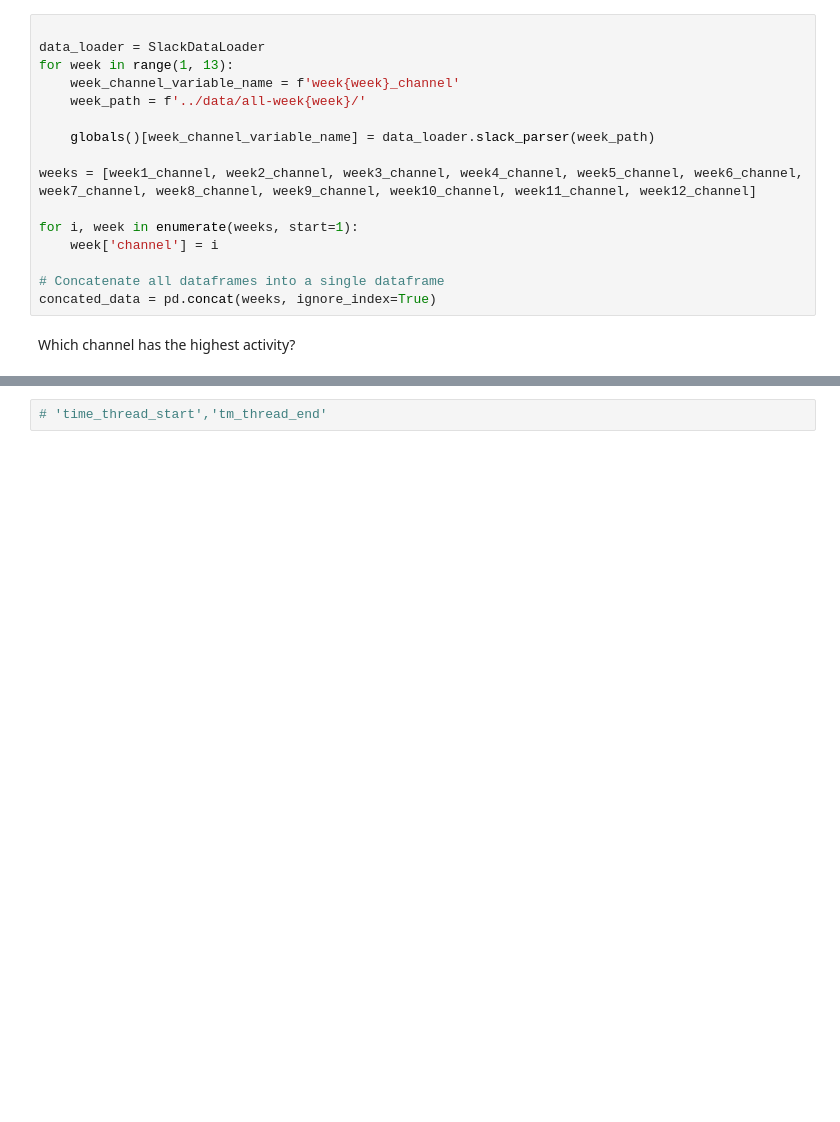
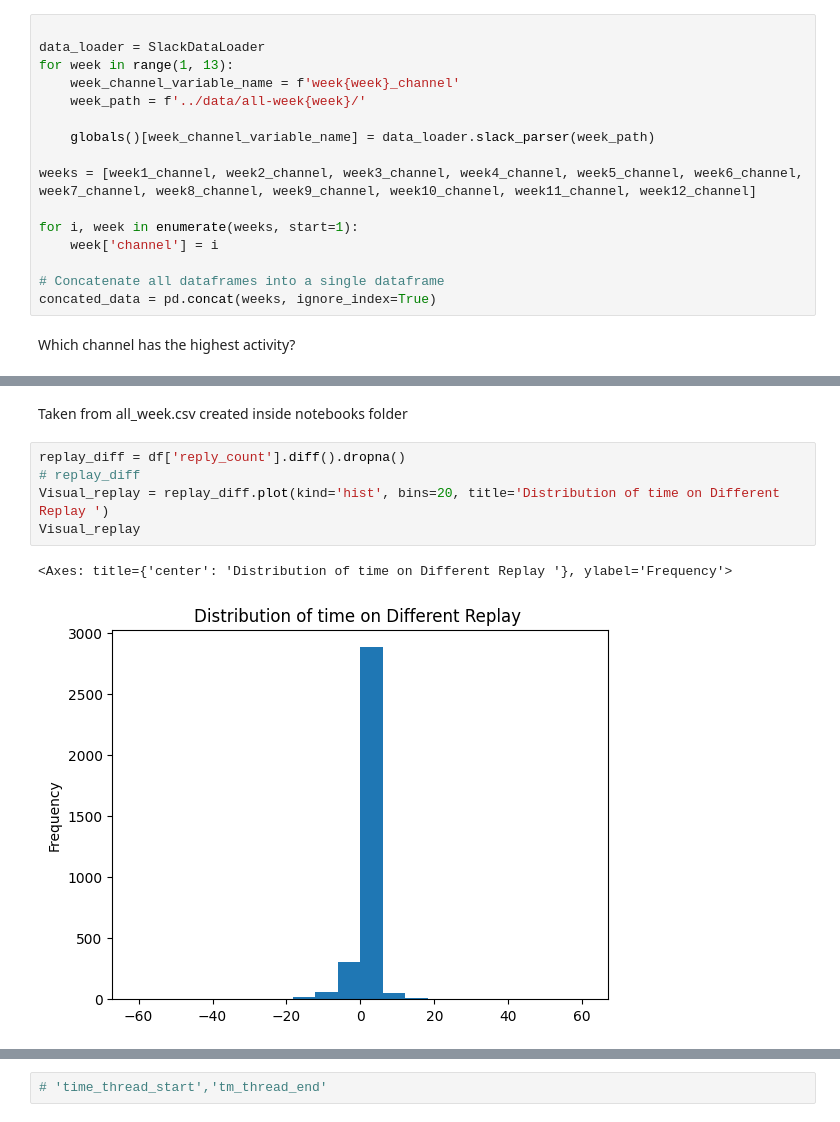
Before and after one commit to Leulsee/week0_starter_network_analysis, a Jupyter notebook: notebooks/parse_slack_data.ipynb, the cells around one changed output, grey strips where cells are left out. Saved outputs shown, nothing was run; the diff lists cells and outputs as text; blank space fills up the shorter version.

```diff
--- a/notebooks/parse_slack_data.ipynb
+++ b/notebooks/parse_slack_data.ipynb
@@ -413,0 +418,10 @@ plt.show()
+# %% [markdown]
+Taken from all_week.csv created inside notebooks folder
+# %%
+replay_diff = df['reply_count'].diff().dropna()
+# replay_diff
+Visual_replay = replay_diff.plot(kind='hist', bins=20, title='Distribution of time on Different Replay ')
+Visual_replay
+# %% [output]
+<Axes: title={'center': 'Distribution of time on Different Replay '}, ylabel='Frequency'>
+[figure, added]
```
Also changed, not shown: parts of 5 cells of this notebook, 1 other file.
